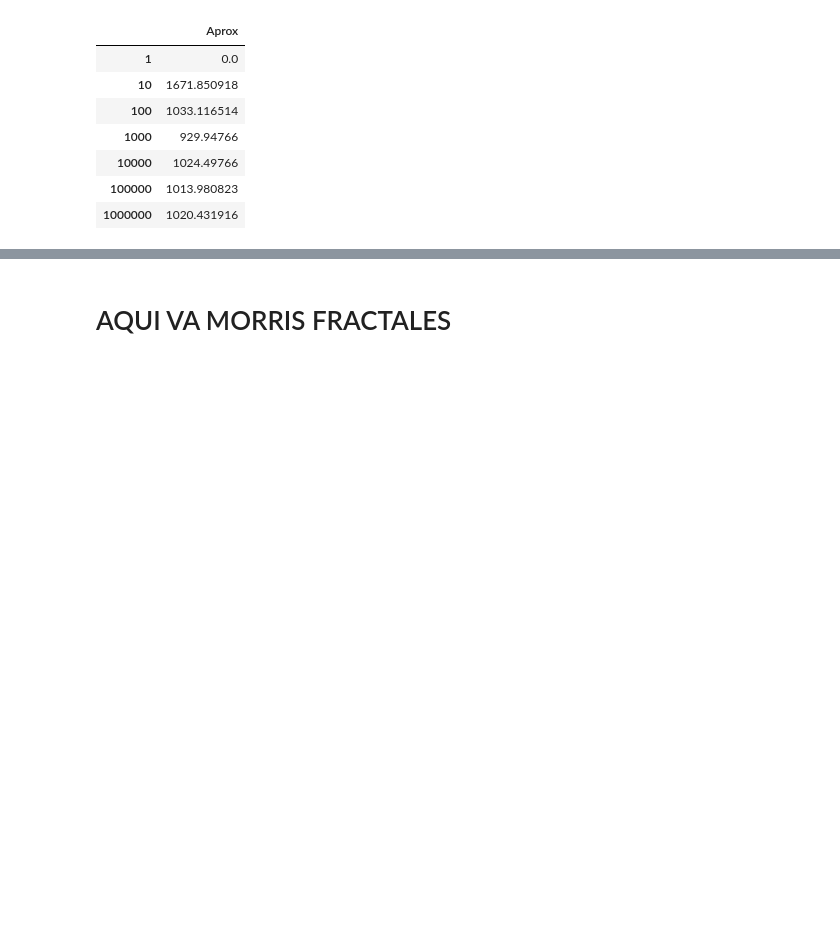
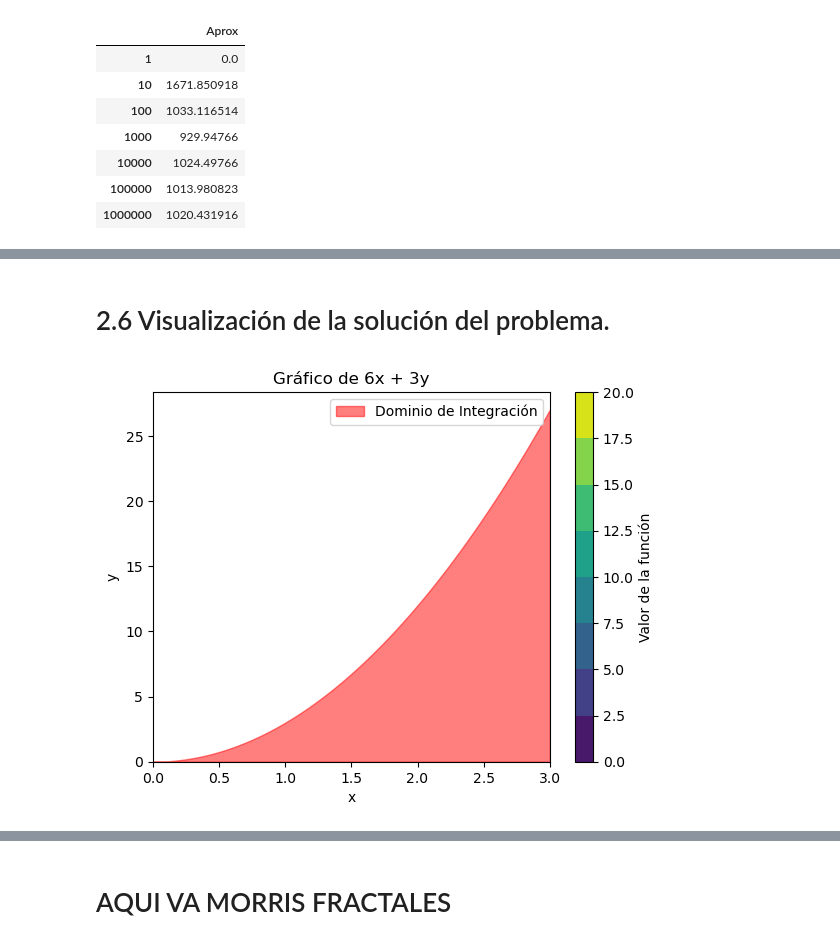
Before and after one commit to Daniel-Iteso/Proyecto2_HernandezDaniel_MarquezJesus, a Jupyter notebook: Proyecto2_Daniel_Jesus.ipynb, the cells around one changed output, grey strips where cells are left out. Drawn from its saved outputs; the diff is of its cells as text; code cells hidden in the pictures; blank space fills up the shorter version.

```diff
--- a/Proyecto2_Daniel_Jesus.ipynb
+++ b/Proyecto2_Daniel_Jesus.ipynb
@@ -131,0 +197,28 @@ tabla
+# %% [markdown]
+# 2.6 Visualización de la solución del problema.
+# %%
+import numpy as np
+import matplotlib.pyplot as plt
+
+def f(x, y):
+    return 6*x + 3*y
+
+x = np.linspace(0, 3, 100)
+y = np.linspace(0, 0, 100)  # Corregir los límites de y
+X, Y = np.meshgrid(x, y)
+Z = f(X, Y)
+
+plt.contourf(X, Y, Z, cmap='viridis')
+plt.colorbar(label='Valor de la función')
+plt.xlabel('x')
+plt.ylabel('y')
+plt.title('Gráfico de 6x + 3y')
+
+# Definir el dominio de integración en y en función de x
+y_limit = 3 * x**2
+
+plt.fill_between(x, 0, y_limit, alpha=0.5, color='red', label='Dominio de Integración')
+plt.legend()
+plt.show()
+# %% [output]
+[figure, added]
```
Also changed, not shown: parts of 17 cells of this notebook.
